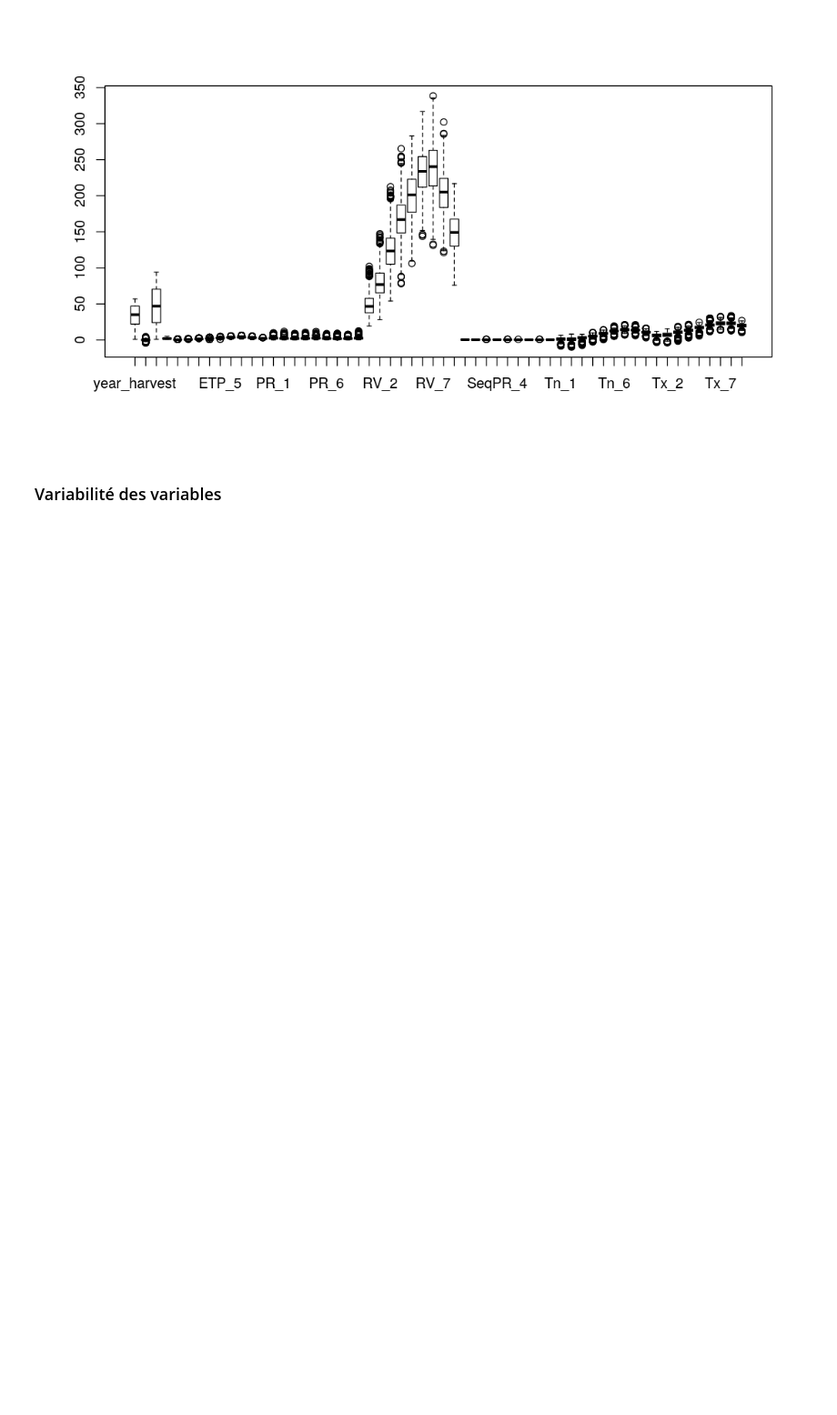
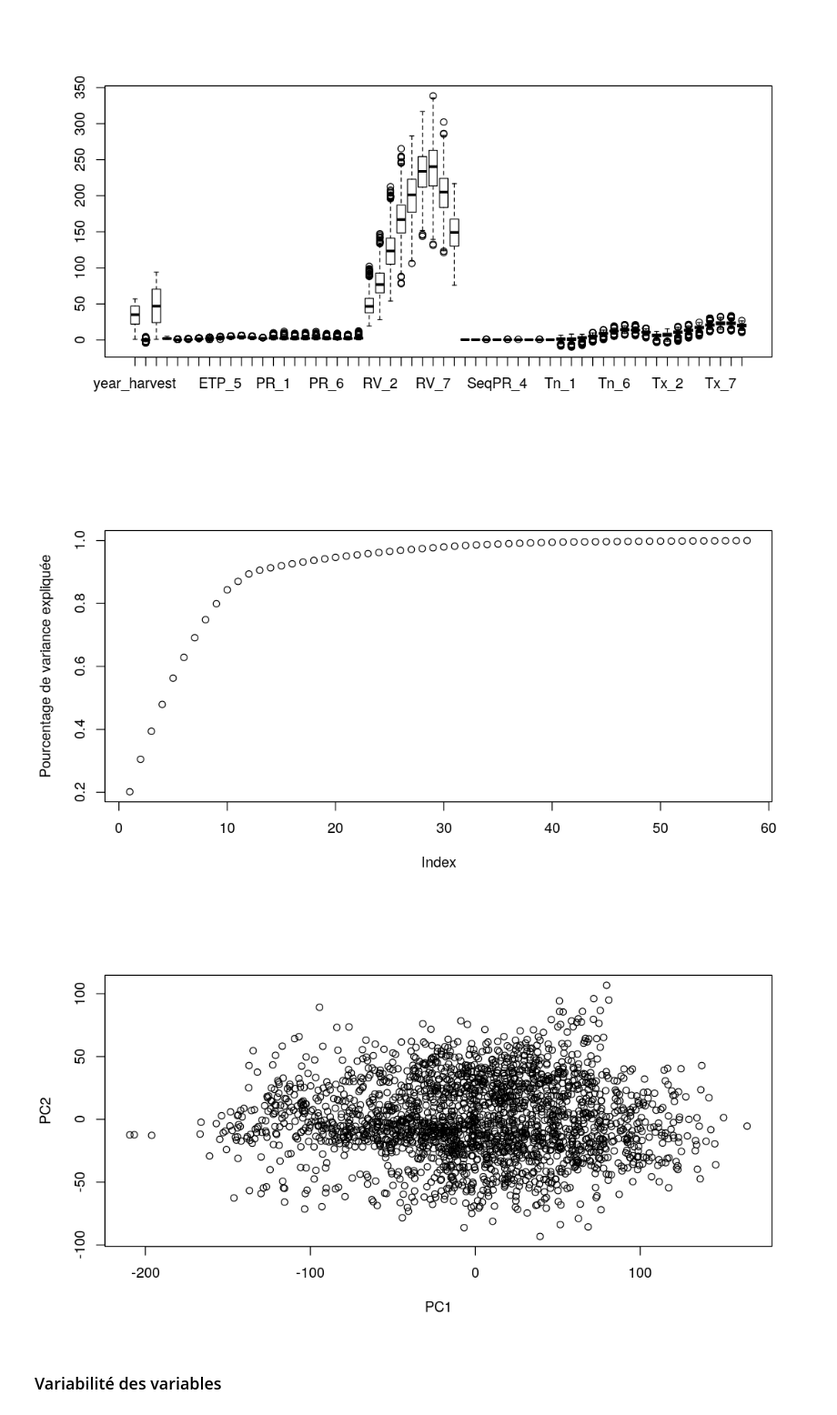
Before and after one commit to YunfeiZHAO/SY19_projet2, a Jupyter notebook: 2.regression.ipynb, the cells around one changed output. Shown at 91% size. Saved outputs shown, nothing was run; the diff lists cells and outputs as text; code cells hidden in the pictures; blank space fills up the shorter version.

```diff
--- a/2.regression.ipynb
+++ b/2.regression.ipynb
@@ -257,6 +255,14 @@ unique_freq
 boxplot(mais.pre)
 # %% [output]
 [figure]
+# %%
+mais.pca = prcomp(mais.raw)
+sum_lambdas = cumsum(sort(mais.pca$sdev, decreasing = TRUE))
+plot(sum_lambdas / sum_lambdas[length(sum_lambdas)], ylab='Pourcentage de variance expliquée')
+plot(mais.pca$x)
+# %% [output]
+[figure, added]
+[figure, added]
 # %% [markdown]
 ### Variabilité des variables
 # %%
```
Also changed, not shown: parts of 48 cells of this notebook.
